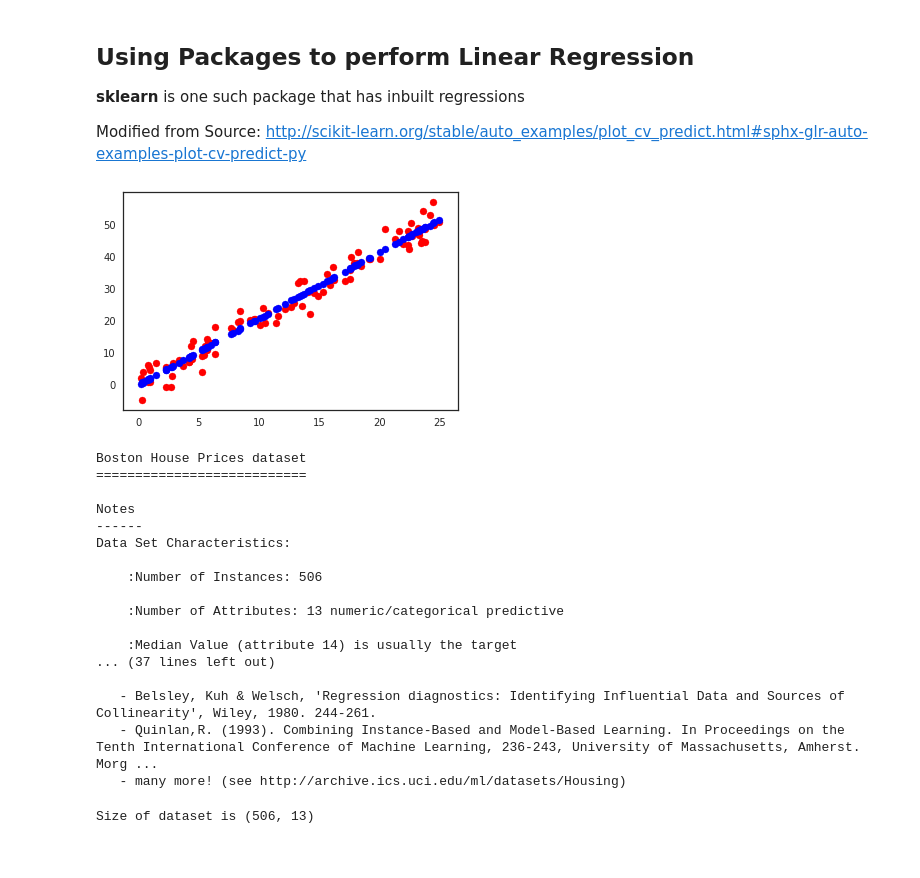
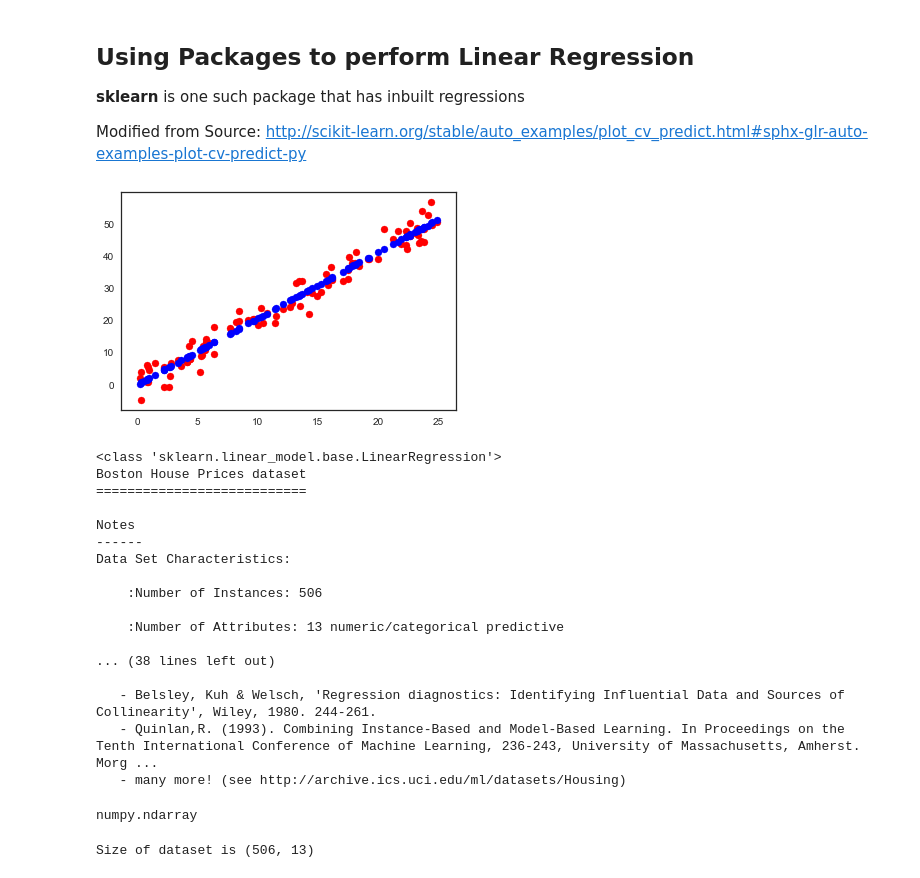
Before and after one commit to ndharmateja/ML101, a Jupyter notebook: Session1/Demo1_Linear_Regression.ipynb, the cells around one changed output. Drawn from its saved outputs; the diff is of its cells as text; code cells hidden in the pictures.

```diff
--- a/Session1/Demo1_Linear_Regression.ipynb
+++ b/Session1/Demo1_Linear_Regression.ipynb
@@ -192,20 +201,22 @@ Modified from Source: http://scikit-learn.org/stable/auto_examples/plot_cv_predi
 # %%
 from sklearn import datasets
 from sklearn.model_selection import cross_val_predict
 from sklearn import linear_model
 import matplotlib.pyplot as plt
 import pandas as pd
 
 lr = linear_model.LinearRegression()
 y=np.reshape(y,(-1,1))
 x=np.reshape(x,(-1,1))
-lin_fit = cross_val_predict(lr, x[:-3], y[:-3], cv=10)
+lin_fit = cross_val_predict(lr, x, y, cv=10)
+
+#cv - cross validation
 
 plt.scatter(x,y, color="red")
 plt.scatter(x,lin_fit, color="blue")
 plt.show()
 # %% [output]
-[figure, old version]
+[figure, new version]
 # %%
 from sklearn import datasets
 from sklearn.model_selection import cross_val_predict
@@ -214,10 +225,13 @@ import matplotlib.pyplot as plt
 import pandas as pd
 
 lr = linear_model.LinearRegression()
+print(type(lr))
 boston = datasets.load_boston()
 
 print(boston.DESCR)
+type(boston.data)
 # %% [output]
+<class 'sklearn.linear_model.base.LinearRegression'>
 Boston House Prices dataset
 ===========================
 
@@ -229,12 +243,12 @@ Data Set Characteristics:
 
     :Number of Attributes: 13 numeric/categorical predictive
 
-    :Median Value (attribute 14) is usually the target
-... (37 lines left out)
+... (38 lines left out)
 
    - Belsley, Kuh & Welsch, 'Regression diagnostics: Identifying Influential Data and Sources of Collinearity', Wiley, 1980. 244-261.
    - Quinlan,R. (1993). Combining Instance-Based and Model-Based Learning. In Proceedings on the Tenth International Conference of Machine Learning, 236-243, University of Massachusetts, Amherst. Morg ...
    - many more! (see http://archive.ics.uci.edu/ml/datasets/Housing)
+numpy.ndarray
 # %%
 print("Size of dataset is" , boston.data.shape)
 df_b = pd.DataFrame(boston.data)
```
Also changed, not shown: parts of 5 cells of this notebook, 2 other files.
